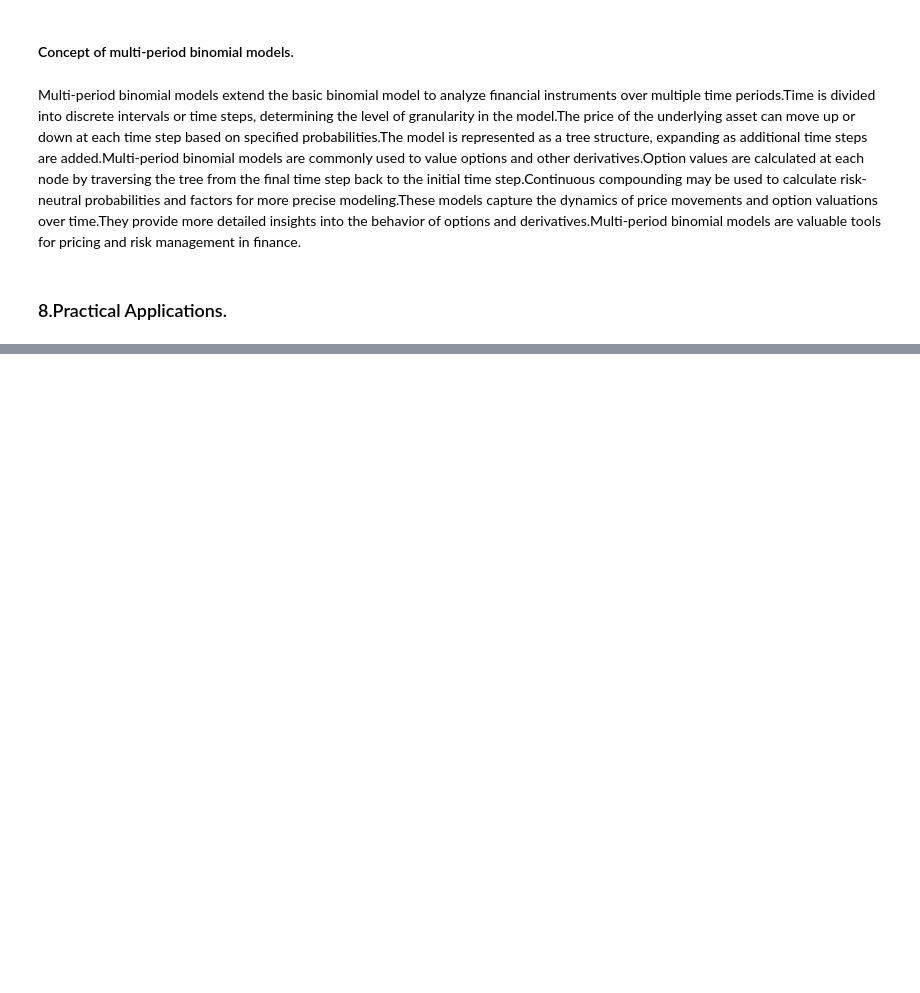
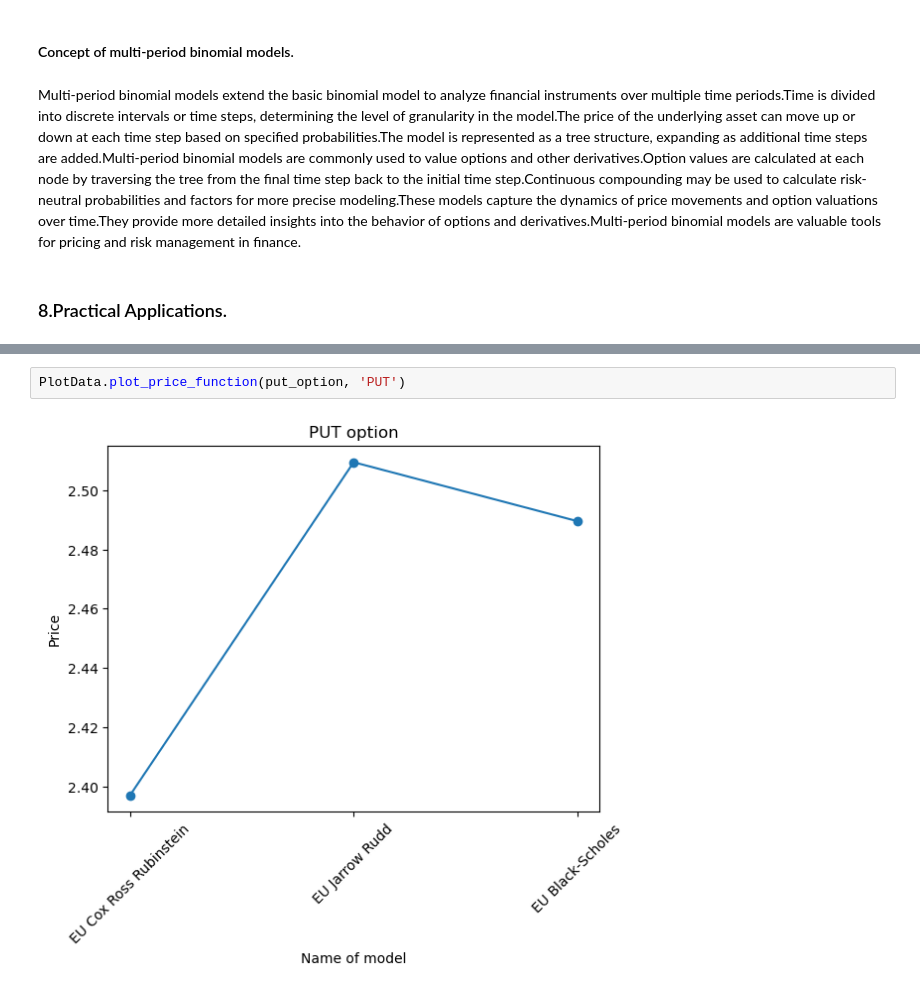
Before and after one commit to zhelyazkomd/Binomial-options-pricing-model, a Jupyter notebook: binomial_model.ipynb, the cells around one changed output, grey strips where cells are left out. Saved outputs shown, nothing was run; the diff lists cells and outputs as text; blank space fills up the shorter version.

```diff
--- a/binomial_model.ipynb
+++ b/binomial_model.ipynb
@@ -765,0 +892,4 @@ binomialoption.PriceAll()
+# %%
+PlotData.plot_price_function(put_option, 'PUT')
+# %% [output]
+[figure, added]
```
Also changed, not shown: parts of 10 cells of this notebook.
